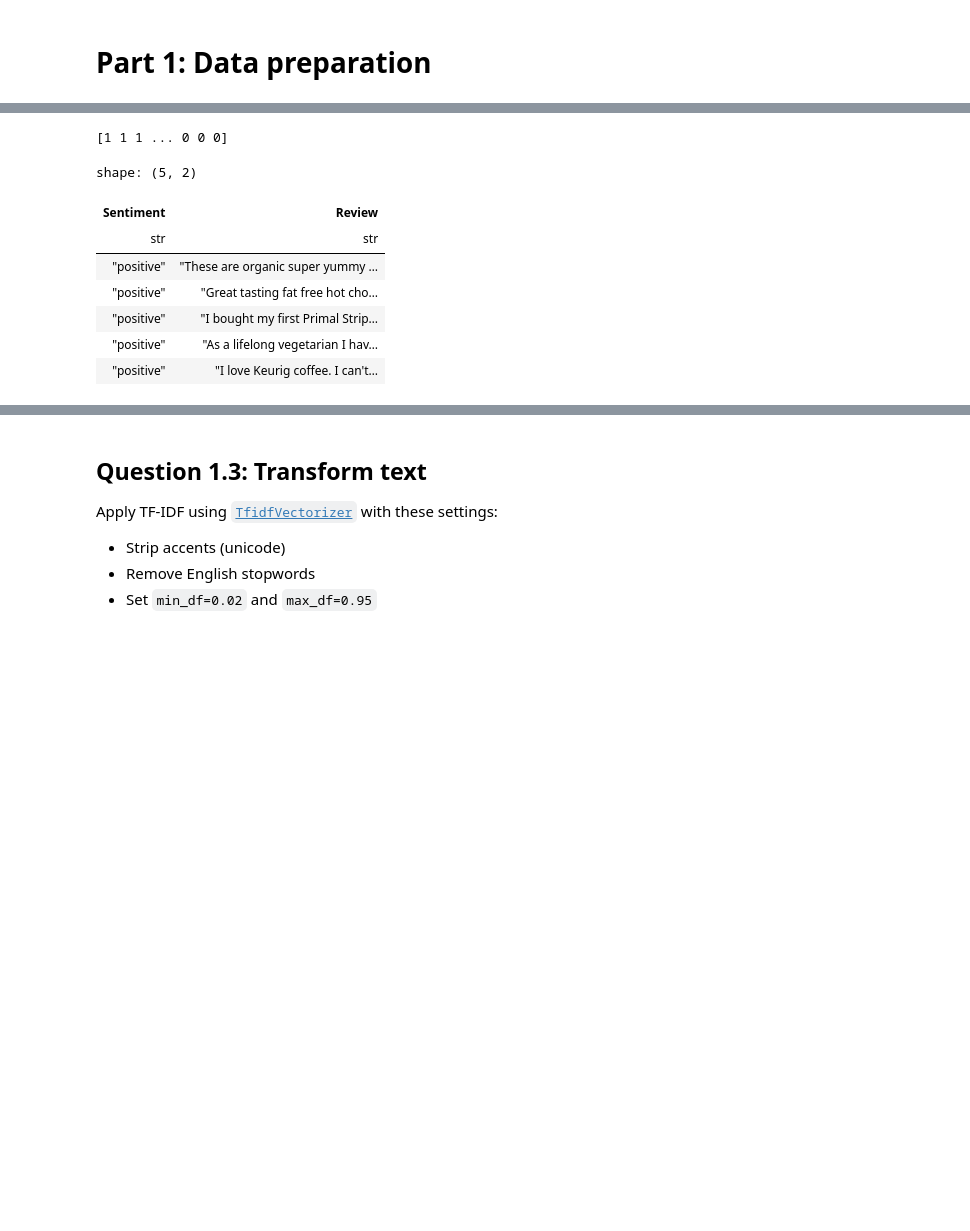
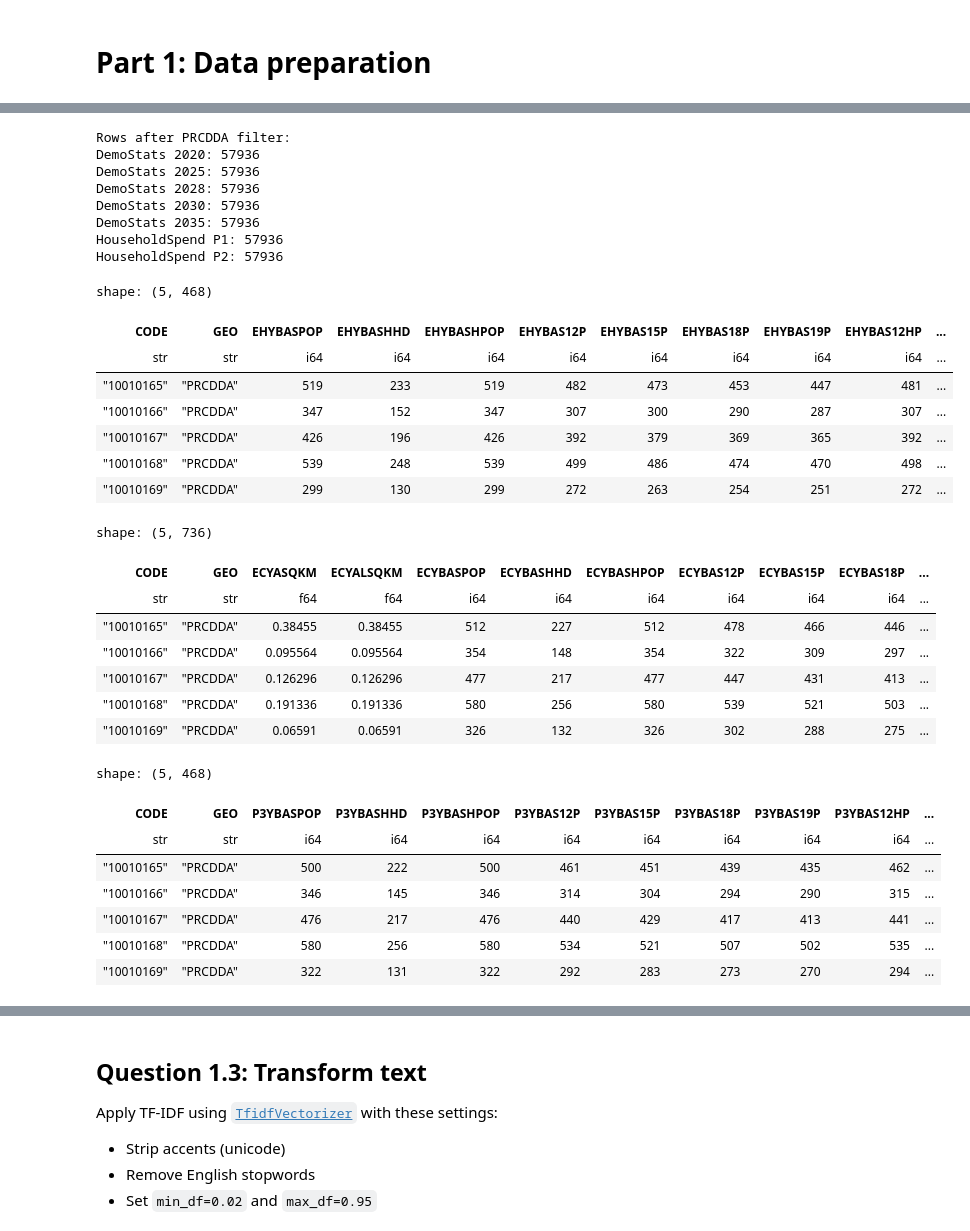
Before and after one commit to PhilippMayorov/UG39_Group_Project, a Jupyter notebook: CAD_household_analysis.ipynb, the cells around one changed output, grey strips where cells are left out. Saved outputs shown, nothing was run; the diff lists cells and outputs as text; code cells hidden in the pictures; blank space fills up the shorter version.

```diff
--- a/CAD_household_analysis.ipynb
+++ b/CAD_household_analysis.ipynb
@@ -139,23 +135,67 @@ Before converting, save the original numeric labels into a variable called `labe
 # %%
-# Store the original numeric labels before converting
+# Filter each dataset to PRCDDA geographic level
+def filter_to_prcdda(df: pl.DataFrame, geo_col: str = "GEO") -> pl.DataFrame:
+    return df.filter(
+        pl.col(geo_col)
+        .cast(pl.Utf8)
+        .str.to_uppercase()
+        .str.contains(r"\bPRCDDA\b")
+    )
 
-labels_numeric = df["Sentiment"].to_numpy()
-print(labels_numeric)
-# Convert Sentiment column to string type
+DemoStats_2020_PRCDDA = filter_to_prcdda(DemoStats_2020_CSV)
+DemoStats_2025_PRCDDA = filter_to_prcdda(DemoStats_2025_CSV)
+DemoStats_2028_PRCDDA = filter_to_prcdda(DemoStats_2028_CSV)
+DemoStats_2030_PRCDDA = filter_to_prcdda(DemoStats_2030_CSV)
+DemoStats_2035_PRCDDA = filter_to_prcdda(DemoStats_2035_CSV)
+HouseholdSpend_P1_PRCDDA = filter_to_prcdda(HouseholdSpend_2025_CSV_fixed)
+HouseholdSpend_P2_PRCDDA = filter_to_prcdda(HouseholdSpend_2025_CSV_fixed_P2)
 
-df = df.with_columns(
-    pl.col("Sentiment").cast(pl.Utf8).replace({"1": "positive", "0": "negative"})
-)
+print("Rows after PRCDDA filter:")
+print("DemoStats 2020:", DemoStats_2020_PRCDDA.height)
+print("DemoStats 2025:", DemoStats_2025_PRCDDA.height)
+print("DemoStats 2028:", DemoStats_2028_PRCDDA.height)
+print("DemoStats 2030:", DemoStats_2030_PRCDDA.height)
+print("DemoStats 2035:", DemoStats_2035_PRCDDA.height)
+print("HouseholdSpend P1:", HouseholdSpend_P1_PRCDDA.height)
+print("HouseholdSpend P2:", HouseholdSpend_P2_PRCDDA.height)
 
-# Display the first 5 rows
-display(df.head(5))
+display(DemoStats_2020_PRCDDA.head(5))
+display(DemoStats_2025_PRCDDA.head(5))
+display(DemoStats_2028_PRCDDA.head(5))
+display(DemoStats_2030_PRCDDA.head(5))
+display(DemoStats_2035_PRCDDA.head(5))
+display(HouseholdSpend_P1_PRCDDA.head(5))
+display(HouseholdSpend_P2_PRCDDA.head(5))
 # %% [output]
-[1 1 1 ... 0 0 0]
+Rows after PRCDDA filter:
+DemoStats 2020: 57936
+DemoStats 2025: 57936
+DemoStats 2028: 57936
+DemoStats 2030: 57936
+DemoStats 2035: 57936
+HouseholdSpend P1: 57936
+HouseholdSpend P2: 57936
-shape: (5, 2)
+shape: (5, 468)
-| Sentiment | Review |
-| str | str |
-| "positive" | "These are organic super yummy … |
-| "positive" | "Great tasting fat free hot cho… |
-| "positive" | "I bought my first Primal Strip… |
-| "positive" | "As a lifelong vegetarian I hav… |
-| "positive" | "I love Keurig coffee. I can't… |
+| CODE | GEO | EHYBASPOP | EHYBASHHD | EHYBASHPOP | EHYBAS12P | EHYBAS15P | EHYBAS18P | EHYBAS19P | EHYBAS12HP | ... |
+| str | str | i64 | i64 | i64 | i64 | i64 | i64 | i64 | i64 | ... |
+| "10010165" | "PRCDDA" | 519 | 233 | 519 | 482 | 473 | 453 | 447 | 481 | ... |
+| "10010166" | "PRCDDA" | 347 | 152 | 347 | 307 | 300 | 290 | 287 | 307 | ... |
+| "10010167" | "PRCDDA" | 426 | 196 | 426 | 392 | 379 | 369 | 365 | 392 | ... |
+| "10010168" | "PRCDDA" | 539 | 248 | 539 | 499 | 486 | 474 | 470 | 498 | ... |
+| "10010169" | "PRCDDA" | 299 | 130 | 299 | 272 | 263 | 254 | 251 | 272 | ... |
+shape: (5, 736)
+| CODE | GEO | ECYASQKM | ECYALSQKM | ECYBASPOP | ECYBASHHD | ECYBASHPOP | ECYBAS12P | ECYBAS15P | ECYBAS18P | ... |
+| str | str | f64 | f64 | i64 | i64 | i64 | i64 | i64 | i64 | ... |
+| "10010165" | "PRCDDA" | 0.38455 | 0.38455 | 512 | 227 | 512 | 478 | 466 | 446 | ... |
+| "10010166" | "PRCDDA" | 0.095564 | 0.095564 | 354 | 148 | 354 | 322 | 309 | 297 | ... |
+| "10010167" | "PRCDDA" | 0.126296 | 0.126296 | 477 | 217 | 477 | 447 | 431 | 413 | ... |
+| "10010168" | "PRCDDA" | 0.191336 | 0.191336 | 580 | 256 | 580 | 539 | 521 | 503 | ... |
+| "10010169" | "PRCDDA" | 0.06591 | 0.06591 | 326 | 132 | 326 | 302 | 288 | 275 | ... |
+shape: (5, 468)
+| CODE | GEO | P3YBASPOP | P3YBASHHD | P3YBASHPOP | P3YBAS12P | P3YBAS15P | P3YBAS18P | P3YBAS19P | P3YBAS12HP | ... |
+| str | str | i64 | i64 | i64 | i64 | i64 | i64 | i64 | i64 | ... |
+| "10010165" | "PRCDDA" | 500 | 222 | 500 | 461 | 451 | 439 | 435 | 462 | ... |
+| "10010166" | "PRCDDA" | 346 | 145 | 346 | 314 | 304 | 294 | 290 | 315 | ... |
+| "10010167" | "PRCDDA" | 476 | 217 | 476 | 440 | 429 | 417 | 413 | 441 | ... |
+| "10010168" | "PRCDDA" | 580 | 256 | 580 | 534 | 521 | 507 | 502 | 535 | ... |
+| "10010169" | "PRCDDA" | 322 | 131 | 322 | 292 | 283 | 273 | 270 | 294 | ... |
```
Also changed, not shown: parts of 4 cells of this notebook.
